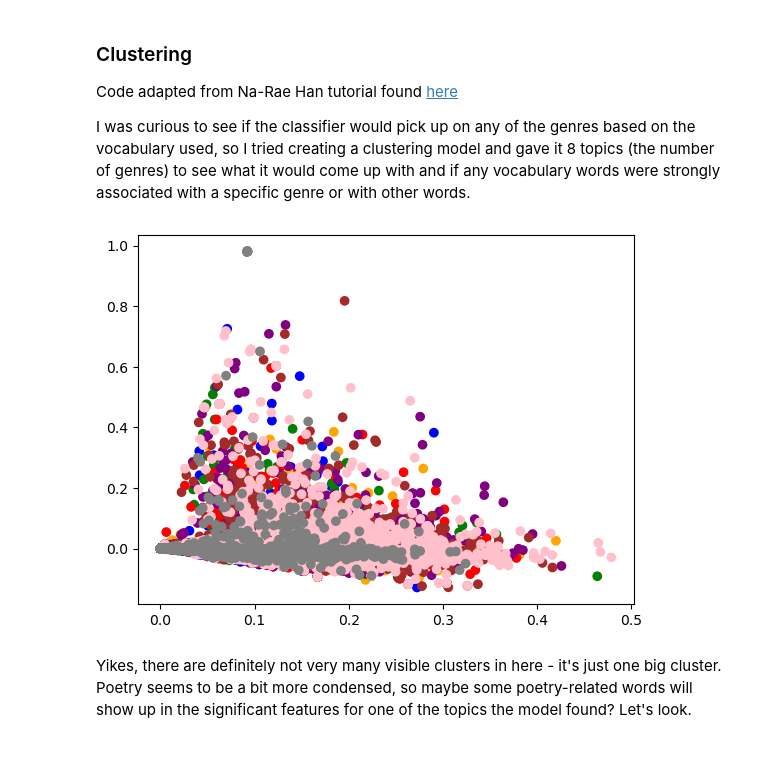
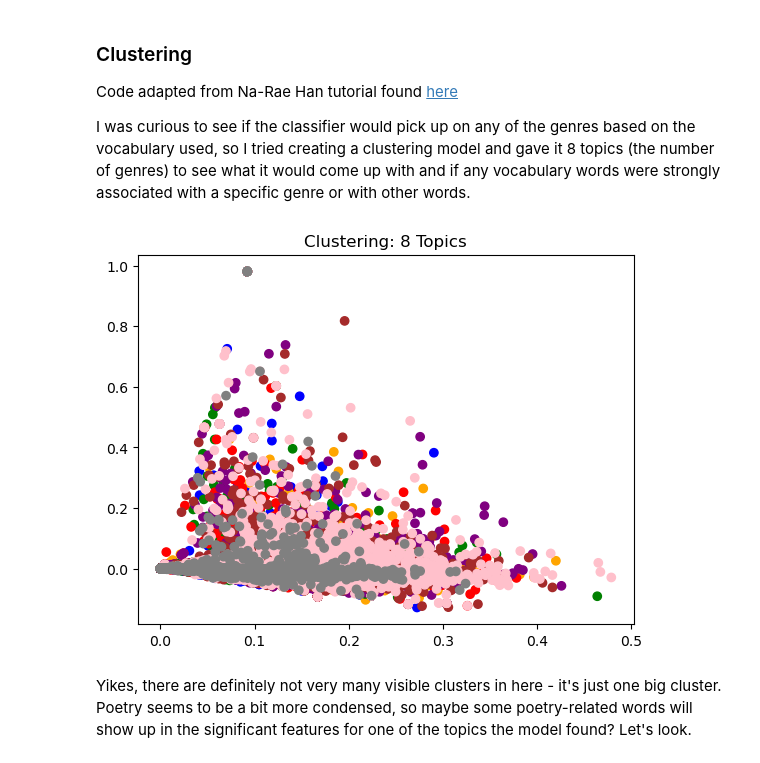
Before and after one commit to Data-Science-for-Linguists-2023/Goodreads-Genre-Reviews-Analysis, a Jupyter notebook: Data_Analysis.ipynb, the cells around one changed output. Cells and saved outputs as stored; diff of their text form; code cells hidden in the pictures.

Commit message:
add images, update data_analysis

```diff
--- a/Data_Analysis.ipynb
+++ b/Data_Analysis.ipynb
@@ -47,11 +68,13 @@ Looks like the right amount of entries, but 22 columns is a lot, so I'm going to
 # %%
+#Remove and rename columns
 df = df[['Text', 'Rating', 'Title', 'Author', 'Category', 'Language',
        'Pages', 'Avg_Rating', 'Ratings_Count', 'Toks',
        'Toks_Lower', 'Tok_Count', 'Avg_Word_Len', 'Sents_Count',
        'Avg_Sent_Len', 'Nonsense', 'Sentiment_Num', 'Sentiment_Tag', 'Adjs',
-       'Adjs_Count']]
+       'Adjs_Count', 'Avg_K']]
 df.columns = ['Text', 'Rating', 'Title', 'Author', 'Genre', 'Lang',
        'Pages', 'Avg_Rating', 'Ratings_Count', 'Toks',
        'Toks_Low', 'Tok_Count', 'Avg_Word_Len', 'Sents_Count',
        'Avg_Sent_Len', 'Nonsense', 'Sentiment_Num', 'Sentiment_Tag', 'Adjs',
-       'Adjs_Count']
+       'Adjs_Count', 'Avg_K']
+print(df.shape)
@@ -101,5 +120,9 @@ nonsense_df
 | poetry | 50 | 2109 | 26 | 2185 | 0.022883 | 0.011899 |
 | romance | 101 | 3739 | 78 | 3918 | 0.025778 | 0.019908 |
 | ya | 147 | 4110 | 77 | 4334 | 0.033918 | 0.017766 |
+# %%
+#This makes a new path to a folder where I'll save my plots
+#os.makedirs(img_path, exist_ok=True)
+img_path = '/Users/ashleyfeiler/Documents/data_science/datasci_repo/Goodreads-Genre-Reviews-Analysis/images'
 # %%
 sns.catplot(x='Genre', hue='Nonsense', kind='count', data=df)
@@ -148,2 +139,0 @@ Name: Adjs, dtype: object
-# %%
-df['Adjs'] = df.Adjs.map(extract_adjs)
@@ -190,3 +139,0 @@ avg_kband(df.Toks_Low.iloc[10000])
-# %%
-df['Avg_K'] = df.Toks_Low.map(avg_kband)
-df.Avg_K.head()
@@ -938,12 +899,17 @@ x_svd = svd_model.fit_transform(x_tfidf,y)
 # %%
 cdict = {'children':'blue', 'history_bio':'orange', 'comics_graphic':'green', 'mystery_thriller_crime':'red',
         'fantasy_paranormal':'purple', 'romance':'brown', 'ya':'pink', 'poetry':'gray'}
 colors = y.map(cdict)
 
 plt.scatter(x_svd[:, 0], x_svd[:, 1], c=colors)
+plt.title('Clustering: 8 Topics')
+
+new_path = img_path + '/clustering.png'
+plt.savefig(new_path, bbox_inches='tight', pad_inches=0.25)
+
 plt.show()
 # %% [output]
-[figure, old version]
+[figure, new version]
 # %% [markdown]
 Yikes, there are definitely not very many visible clusters in here - it's just one big cluster. Poetry seems to be a bit more condensed, so maybe some poetry-related words will show up in the significant features for one of the topics the model found? Let's look.
 # %%
```
Also changed, not shown: parts of 124 cells of this notebook, 14 other files.
